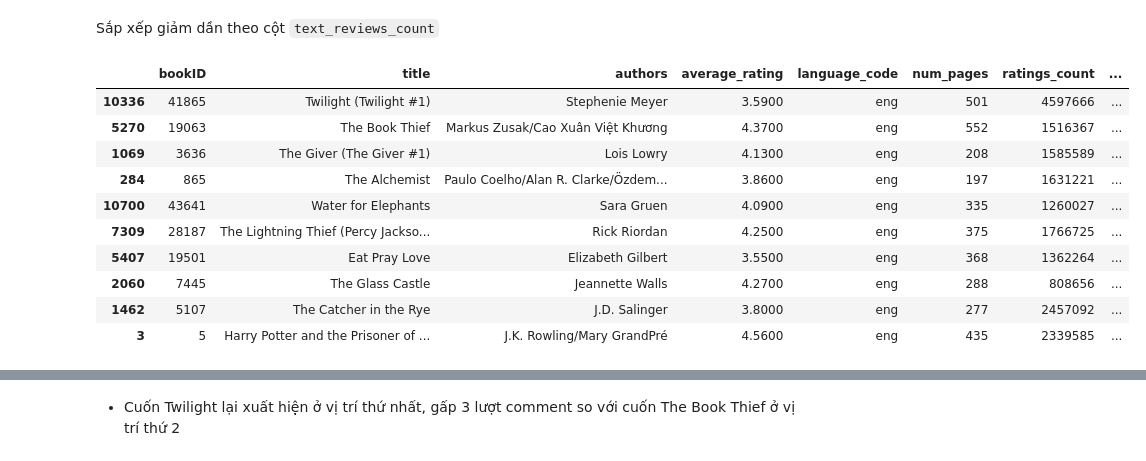
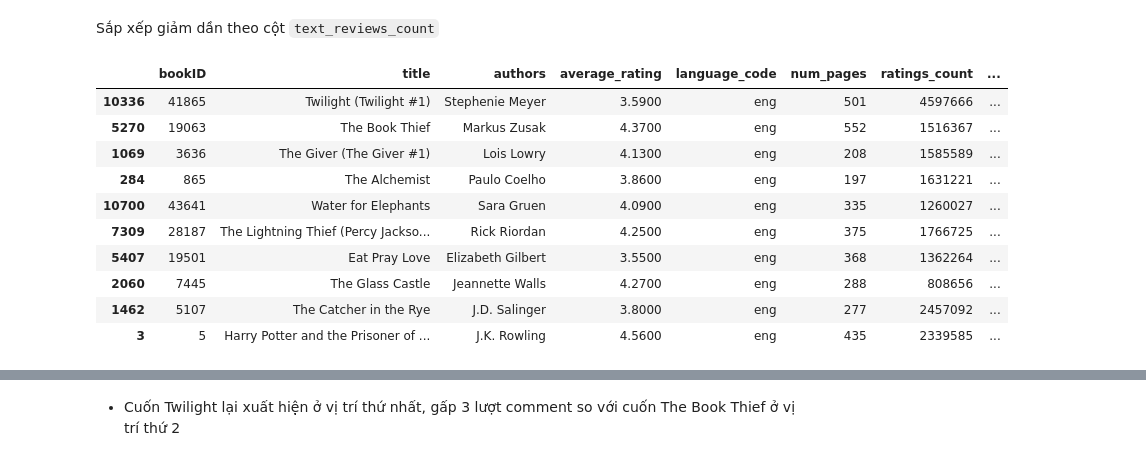
Before and after one commit to phucmanh1999/Final_Project_PFDS, a Jupyter notebook: 1712590-NguyenPhucManh.ipynb, the cells around one changed output, grey strips where cells are left out. Cells and saved outputs as stored; diff of their text form; code cells hidden in the pictures.

```diff
--- a/1712590-NguyenPhucManh.ipynb
+++ b/1712590-NguyenPhucManh.ipynb
@@ -314,16 +331,17 @@ df.sort_values(by =['ratings_count'], ascending = False)[:10]
 # %% [markdown]
 Sắp xếp giảm dần theo cột `text_reviews_count`
 # %%
-df.sort_values(by =['text_reviews_count'], ascending = False)[:10]
+top_comment_book = df.sort_values(by =['text_reviews_count'], ascending = False)[:10]
+top_comment_book
 # %% [output]
 |  | bookID | title | authors | average_rating | language_code | num_pages | ratings_count | ... |
 | 10336 | 41865 | Twilight (Twilight #1) | Stephenie Meyer | 3.5900 | eng | 501 | 4597666 | ... |
-| 5270 | 19063 | The Book Thief | Markus Zusak/Cao Xuân Việt Khương | 4.3700 | eng | 552 | 1516367 | ... |
+| 5270 | 19063 | The Book Thief | Markus Zusak | 4.3700 | eng | 552 | 1516367 | ... |
 | 1069 | 3636 | The Giver (The Giver #1) | Lois Lowry | 4.1300 | eng | 208 | 1585589 | ... |
-| 284 | 865 | The Alchemist | Paulo Coelho/Alan R. Clarke/Özdem... | 3.8600 | eng | 197 | 1631221 | ... |
+| 284 | 865 | The Alchemist | Paulo Coelho | 3.8600 | eng | 197 | 1631221 | ... |
 | 10700 | 43641 | Water for Elephants | Sara Gruen | 4.0900 | eng | 335 | 1260027 | ... |
 | 7309 | 28187 | The Lightning Thief (Percy Jackso... | Rick Riordan | 4.2500 | eng | 375 | 1766725 | ... |
 | 5407 | 19501 | Eat Pray Love | Elizabeth Gilbert | 3.5500 | eng | 368 | 1362264 | ... |
 | 2060 | 7445 | The Glass Castle | Jeannette Walls | 4.2700 | eng | 288 | 808656 | ... |
 | 1462 | 5107 | The Catcher in the Rye | J.D. Salinger | 3.8000 | eng | 277 | 2457092 | ... |
-| 3 | 5 | Harry Potter and the Prisoner of ... | J.K. Rowling/Mary GrandPré | 4.5600 | eng | 435 | 2339585 | ... |
+| 3 | 5 | Harry Potter and the Prisoner of ... | J.K. Rowling | 4.5600 | eng | 435 | 2339585 | ... |
```
Also changed, not shown: parts of 24 cells of this notebook.
